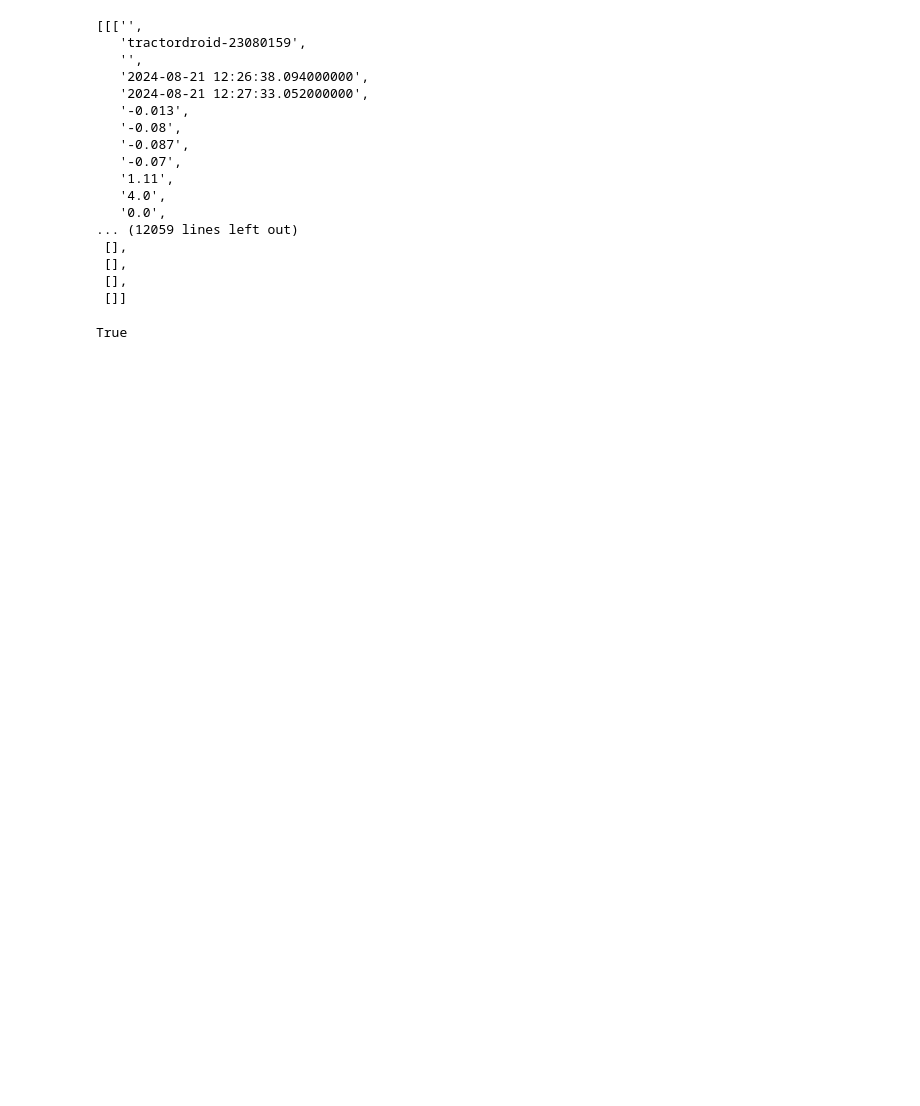
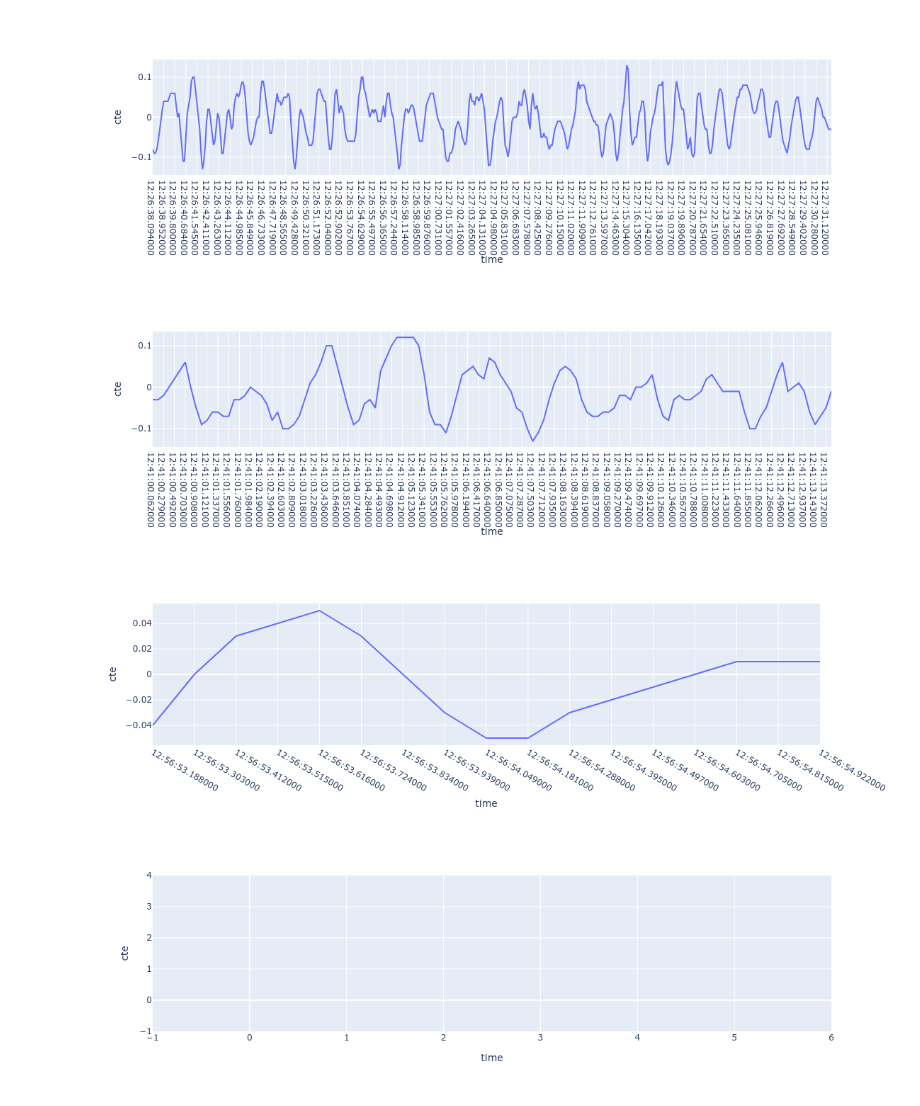
Before and after one commit to sbc305/cognitive_practice, a Jupyter notebook: data_work.ipynb, the cells around one changed output. Drawn from its saved outputs; the diff is of its cells as text; code cells hidden in the pictures; blank space fills up the shorter version.

Commit message:
use pandas and make plots cte(t)

```diff
--- a/data_work.ipynb
+++ b/data_work.ipynb
@@ -11,7 +11,7 @@ import numpy as np
 def read_data_from_csv(name, timestamps):
     final_data = dict()
     with open('data.csv') as f:
-        data = [[], [], [], [], [], [], [], [], [], [], [], [], []]
+        data = [[], [], [], [], [], [], [], [], [], [], [], [], []] # ???
         reader = csv.reader(f)
         for row in reader:
             if (row[3] >= '2024-08-21 12:26:38') and (row[3] <= '2024-08-21 12:27:48'):
@@ -39,26 +39,36 @@ def read_data_from_csv(name, timestamps):
             if (row[3] >= '2024-08-21 15:56:45') and (row[3] <= '2024-08-21 16:04:15'):
                 data[11].append(row) # по левой константное смещение с виляниями, по правой совершенно неадекватная езда
     return data
-read_data_from_csv(1, 1)
+#read_data_from_csv(1, 1)
-# %% [output]
-[[['',
-   'tractordroid-23080159',
-   '',
-   '2024-08-21 12:26:38.094000000',
-   '2024-08-21 12:27:33.052000000',
-   '-0.013',
-   '-0.08',
-   '-0.087',
-   '-0.07',
-   '1.11',
-   '4.0',
-   '0.0',
-... (12059 lines left out)
- [],
- [],
- [],
- []]
 # %%
-'2024-08-21 08:33:50.441000000' > '2'
+import pandas as pd
+
+data = pd.read_csv("data.csv")
+data["time"] = pd.to_datetime(data["ts"], format='mixed').dt.time
-# %% [output]
-True
+# %%
+timestamps = pd.Series(["2024-08-21 12:26:38", "2024-08-21 12:27:48", "2024-08-21 12:41:00", '2024-08-21 12:42:10', '2024-08-21 12:55:25', \
+                '2024-08-21 12:56:55', '2024-08-21 13:06:17', '2024-08-21 13:07:47', '2024-08-21 13:25:00','2024-08-21 13:26:20',\
+                '2024-08-21 13:35:25', '2024-08-21 13:36:45', '2024-08-21 13:40:13', '2024-08-21 13:41:33', '2024-08-21 13:45:52',\
+                '2024-08-21 13:47:22', '2024-08-21 13:49:37', '2024-08-21 13:51:07', '2024-08-21 15:17:03','2024-08-21 15:27:53',\
+                '2024-08-21 15:44:41', '2024-08-21 15:49:51', '2024-08-21 15:56:45', '2024-08-21 16:04:15'])
+
+timestamps = pd.DataFrame(timestamps, columns=["timestamps"])
+timestamps['time'] = pd.to_datetime(timestamps["timestamps"], format='mixed').dt.time
+# %%
+import plotly.express as px
+
+fig = data.plot(x="time", y="cte")
+# %%
+pd.options.plotting.backend = "plotly"
+
+for i in range(0, timestamps.shape[0], 2):
+    start = timestamps.at[i, "time"]
+    end = timestamps.at[i + 1, "time"]
+    piece_of_data = data[(end >= data["time"]) & (data['time'] >= start)]
+    fig = piece_of_data.plot(x="time", y="cte")
+    fig.show()
+# %% [output]
+[figure, added]
+[figure, added]
+[figure, added]
+[figure, added]
```
Also changed, not shown: parts of 1 cell of this notebook.
